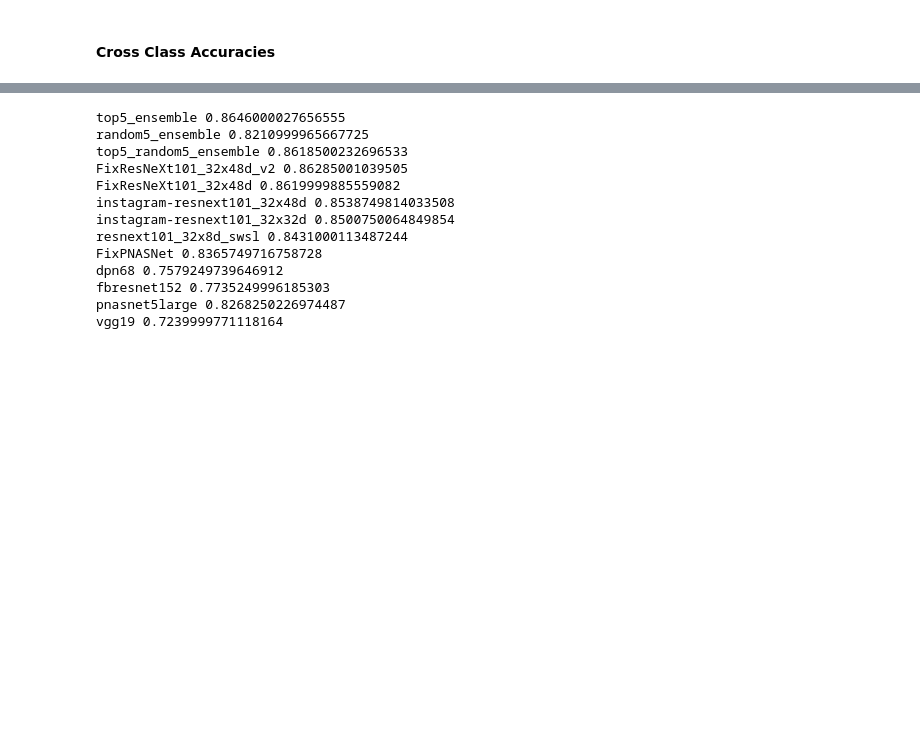
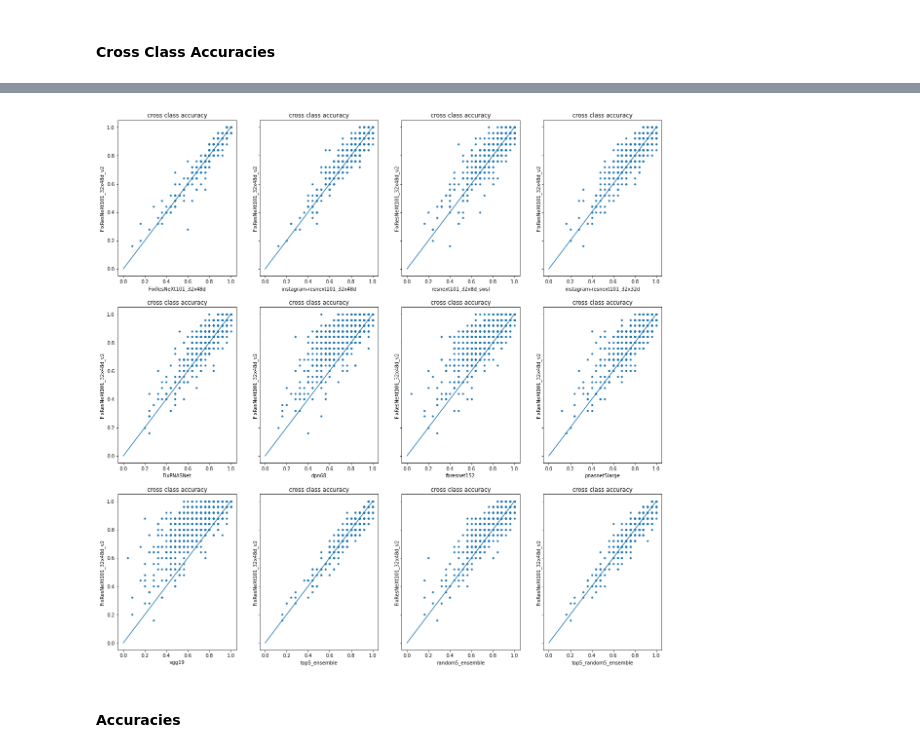
Before and after one commit to csinva/dnn-ensemble, a Jupyter notebook: eda.ipynb, the cells around one changed output, grey strips where cells are left out. Drawn from its saved outputs; the diff is of its cells as text; code cells hidden in the pictures; blank space fills up the shorter version.

```diff
--- a/eda.ipynb
+++ b/eda.ipynb
@@ -285,12 +359,3 @@ for model, pred in model_pred[eval_setting].items():
         corr_class_pred = model_pred[eval_setting][model][mask] == i
         acc[i] = int(torch.sum(corr_class_pred)) / len(corr_class_pred)
     class_acc[model] = acc
-# %%
-for model, acc in class_acc.items():
-#     plt.figure(figsize=(10,7))
-    plt.title(f'{model} accuracy across classes')
-    plt.plot(list(acc.keys()), list(acc.values()), label=model)
-    plt.xlabel('classes')
-    plt.ylabel('accuracy')
-    plt.savefig(join(logdir, f'{model}_cross_class_accuracy'))
-    plt.show();
@@ -311,18 +362,20 @@ for model, acc in class_acc.items():
-# %%
-for model, pred in model_pred[eval_setting].items():
-    acc = pred.eq(eval_targets_train.view(1, -1).expand_as(pred)).view(-1).float().sum() / eval_targets_train.size(0)
-    print(model, acc.item())
-# %% [output]
-top5_ensemble 0.8646000027656555
-random5_ensemble 0.8210999965667725
-top5_random5_ensemble 0.8618500232696533
-FixResNeXt101_32x48d_v2 0.86285001039505
-FixResNeXt101_32x48d 0.8619999885559082
-instagram-resnext101_32x48d 0.8538749814033508
-instagram-resnext101_32x32d 0.8500750064849854
-resnext101_32x8d_swsl 0.8431000113487244
-FixPNASNet 0.8365749716758728
-dpn68 0.7579249739646912
-fbresnet152 0.7735249996185303
-pnasnet5large 0.8268250226974487
-vgg19 0.7239999771118164
+# %%
+fig, axs = plt.subplots(3, 4, figsize=(20, 20), facecolor='w', edgecolor='k', sharey=True)
+axs = axs.ravel()
+
+i = 0
+y_model = 'FixResNeXt101_32x48d_v2'
+for model, acc in class_acc.items():
+    if model == y_model:
+        continue
+    axs[i].set_title('cross class accuracy')
+    axs[i].scatter(list(acc.values()), list(class_acc[y_model].values()), s=10)
+    axs[i].plot([0, 1], [0, 1])
+    axs[i].set_xlabel(model)
+    axs[i].set_ylabel(y_model)
+    i += 1
+plt.savefig(join(logdir, 'cross_class_accuracy'))
+# %% [output]
+[figure, added]
+# %% [markdown]
+#### Accuracies
```
Also changed, not shown: parts of 22 cells of this notebook, 1 other file.
